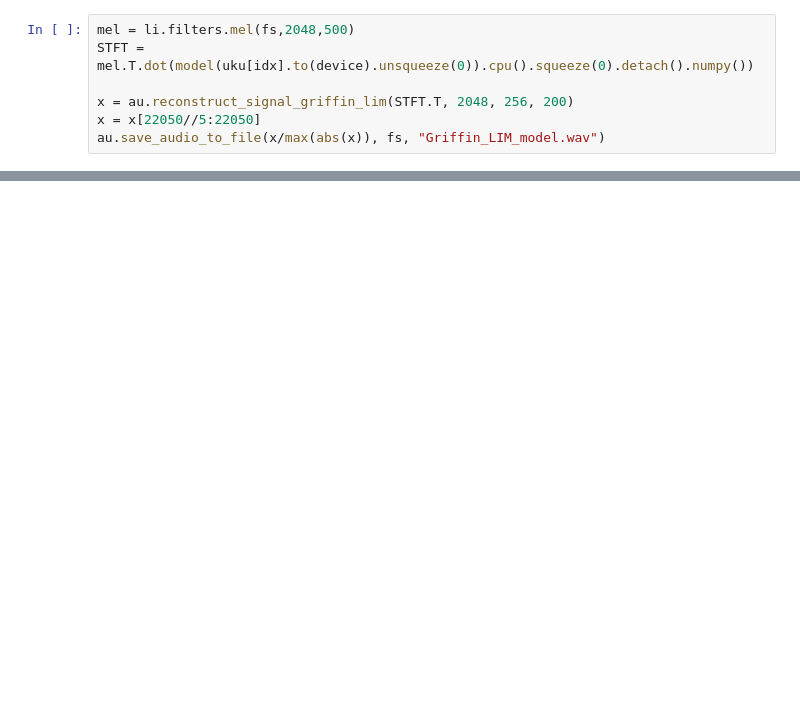
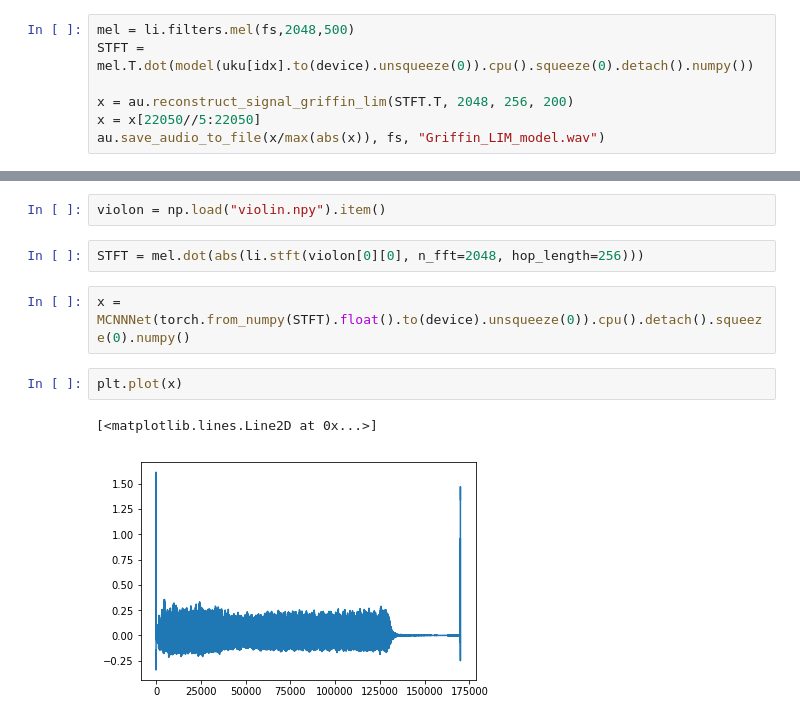
Before and after one commit to nebularnoise/serge, a Jupyter notebook: src/test_MCNN.ipynb, the cells around one changed output, grey strips where cells are left out. Drawn from its saved outputs; the diff is of its cells as text; blank space fills up the shorter version.

```diff
--- a/src/test_MCNN.ipynb
+++ b/src/test_MCNN.ipynb
@@ -61,0 +95,11 @@ Audio(x,rate=fs)
+# %%
+violon = np.load("violin.npy").item()
+# %%
+STFT = mel.dot(abs(li.stft(violon[0][0], n_fft=2048, hop_length=256)))
+# %%
+x = MCNNNet(torch.from_numpy(STFT).float().to(device).unsqueeze(0)).cpu().detach().squeeze(0).numpy()
+# %%
+plt.plot(x)
+# %% [output]
+[<matplotlib.lines.Line2D at 0x...>]
+[figure, added]
```
Also changed, not shown: parts of 13 cells of this notebook, 1 other file.
